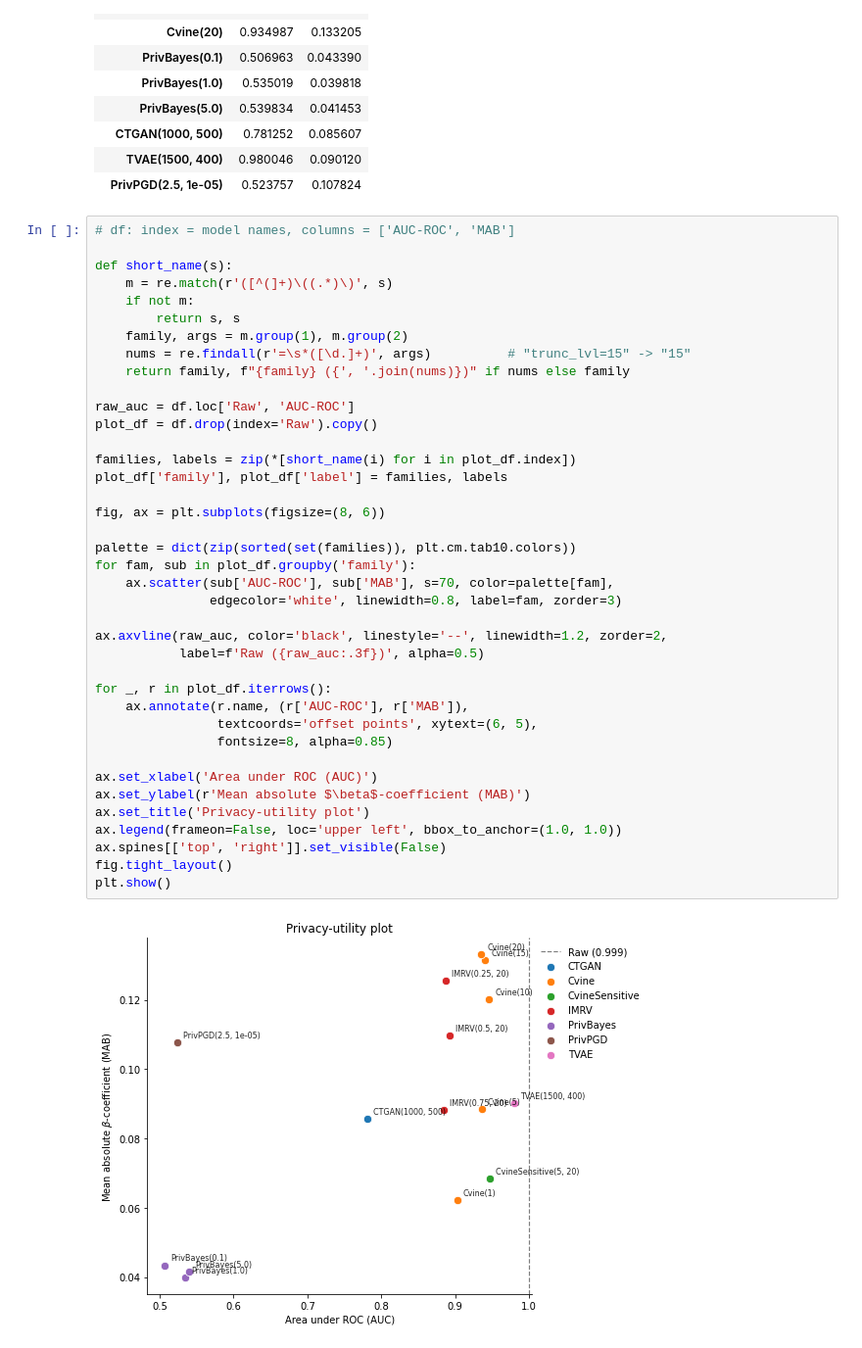
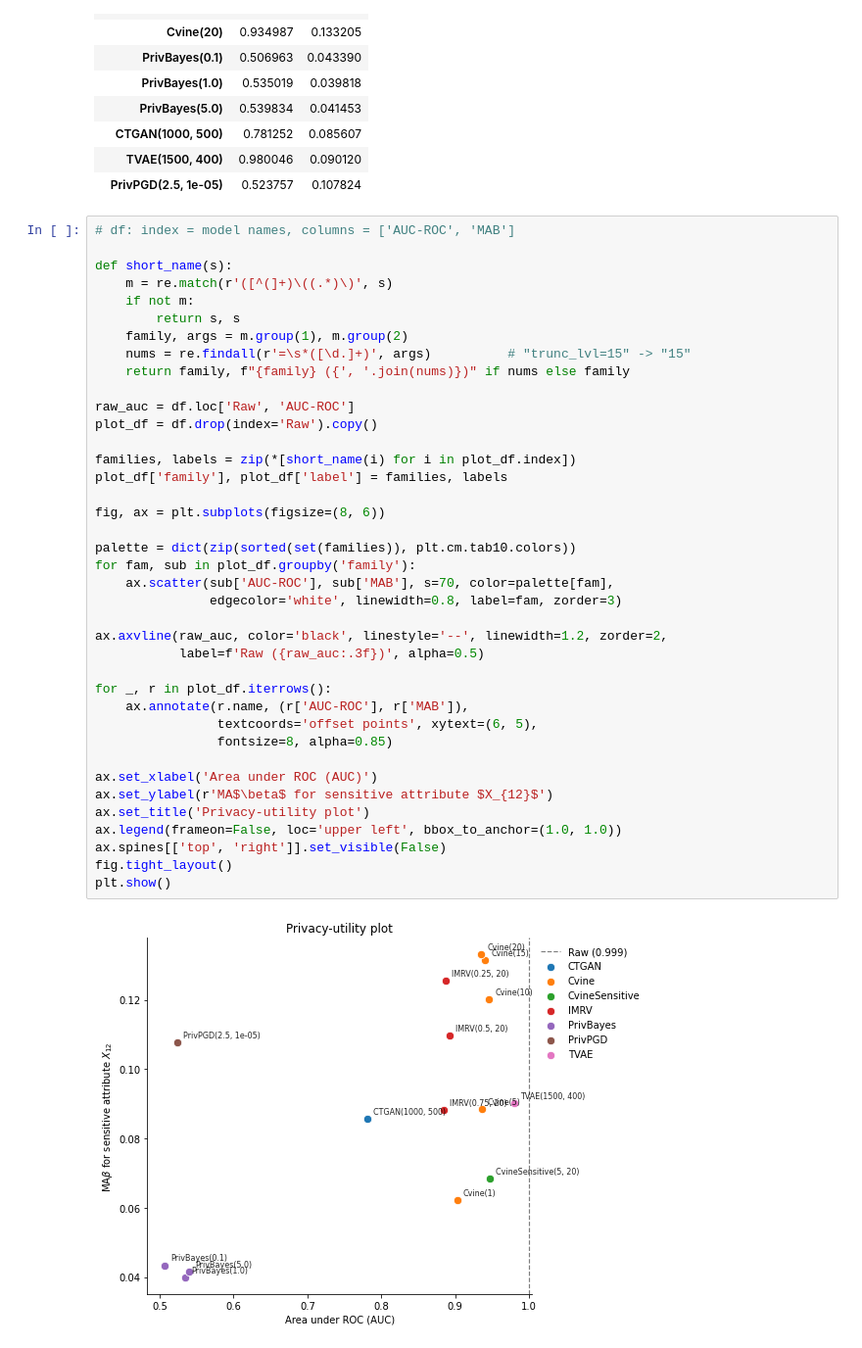
Before and after one commit to beritoksnes/synthetic_data_release, a Jupyter notebook: notebooks/check_regcoeff_simulated_data.ipynb, the cells around one changed output. Shown at 98% size. Saved outputs shown, nothing was run; the diff lists cells and outputs as text.

Commit message:
Update privacy-utility plot for simulated data

```diff
--- a/notebooks/check_regcoeff_simulated_data.ipynb
+++ b/notebooks/check_regcoeff_simulated_data.ipynb
@@ -149,32 +149,32 @@ def short_name(s):
     return family, f"{family} ({', '.join(nums)})" if nums else family
 
 raw_auc = df.loc['Raw', 'AUC-ROC']
 plot_df = df.drop(index='Raw').copy()
 
 families, labels = zip(*[short_name(i) for i in plot_df.index])
 plot_df['family'], plot_df['label'] = families, labels
 
 fig, ax = plt.subplots(figsize=(8, 6))
 
 palette = dict(zip(sorted(set(families)), plt.cm.tab10.colors))
 for fam, sub in plot_df.groupby('family'):
     ax.scatter(sub['AUC-ROC'], sub['MAB'], s=70, color=palette[fam],
                edgecolor='white', linewidth=0.8, label=fam, zorder=3)
 
 ax.axvline(raw_auc, color='black', linestyle='--', linewidth=1.2, zorder=2,
            label=f'Raw ({raw_auc:.3f})', alpha=0.5)
 
 for _, r in plot_df.iterrows():
     ax.annotate(r.name, (r['AUC-ROC'], r['MAB']),
                 textcoords='offset points', xytext=(6, 5),
                 fontsize=8, alpha=0.85)
 
 ax.set_xlabel('Area under ROC (AUC)')
-ax.set_ylabel(r'Mean absolute $\beta$-coefficient (MAB)')
+ax.set_ylabel(r'MA$\beta$ for sensitive attribute $X_{12}$')
 ax.set_title('Privacy-utility plot')
 ax.legend(frameon=False, loc='upper left', bbox_to_anchor=(1.0, 1.0))
 ax.spines[['top', 'right']].set_visible(False)
 fig.tight_layout()
 plt.show()
 # %% [output]
-[figure, old version]
+[figure, new version]
```
